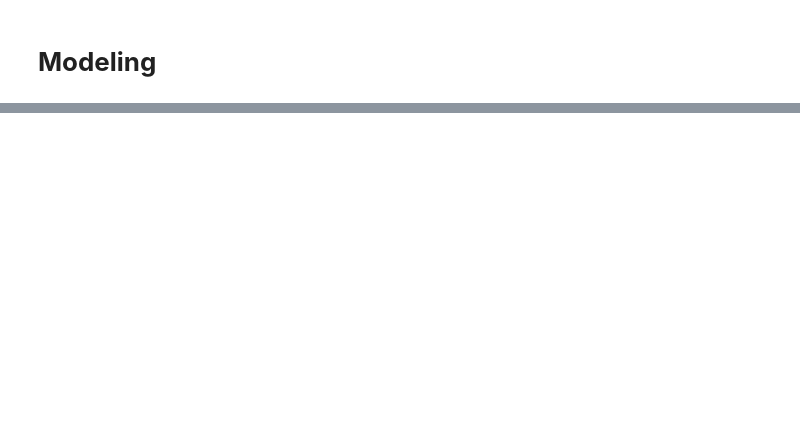
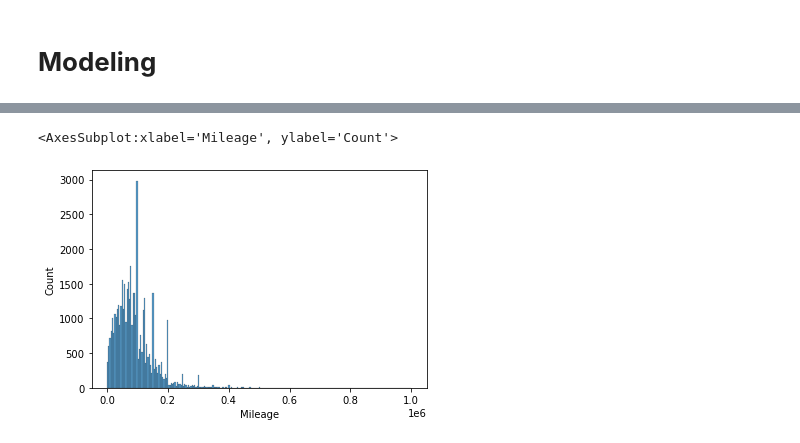
Before and after one commit to abuubaida01/Car_Price_Prediction, a Jupyter notebook: CPP_notebok.ipynb, the cells around one changed output, grey strips where cells are left out. Cells and saved outputs as stored; diff of their text form; code cells hidden in the pictures; blank space fills up the shorter version.

```diff
--- a/CPP_notebok.ipynb
+++ b/CPP_notebok.ipynb
@@ -466,0 +809,6 @@ df.sample(5)
+# %%
+#before scaling
+sns.histplot(df.Mileage)
+# %% [output]
+<AxesSubplot:xlabel='Mileage', ylabel='Count'>
+[figure, added]
```
Also changed, not shown: parts of 78 cells of this notebook.
